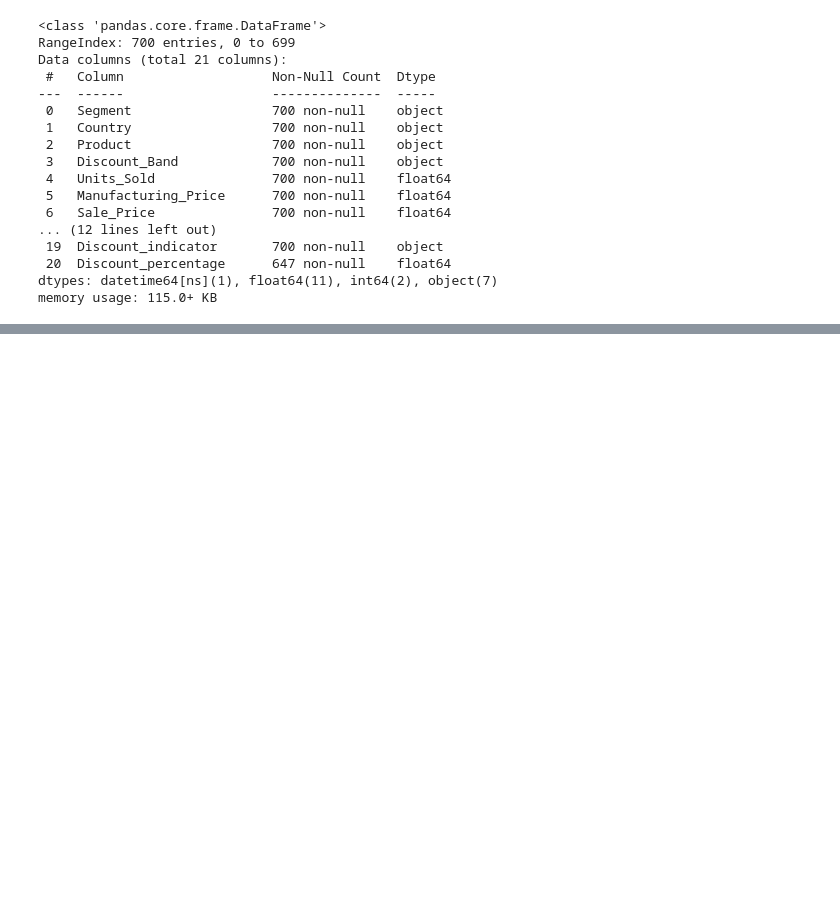
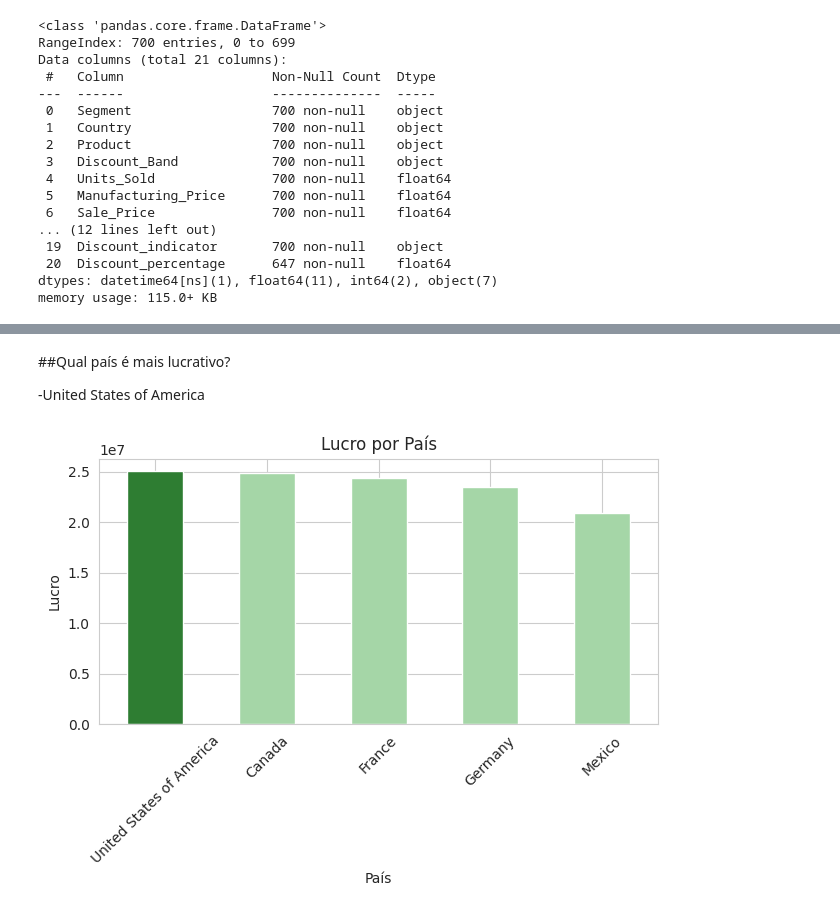
Before and after one commit to luanaketerlly/sales-data-analysis, a Jupyter notebook: Tratamento_dataset_vendas_ipynb.ipynb, the cells around one changed output, grey strips where cells are left out. Saved outputs shown, nothing was run; the diff lists cells and outputs as text; code cells hidden in the pictures; blank space fills up the shorter version.

```diff
--- a/Tratamento_dataset_vendas_ipynb.ipynb
+++ b/Tratamento_dataset_vendas_ipynb.ipynb
@@ -527,0 +589,32 @@ Dataset tratado salvo com sucesso no Google Drive.
+# %% [markdown]
+##Qual país é mais lucrativo?
+
+-United States of America
+# %%
+
+# Agrupando os lucros por país e ordenando
+lucro_pais = df.groupby('Country')['Profit'].sum().sort_values(ascending=False)
+
+# Cores em verde
+cores = ['#2e7d32' if i == 0 else '#a5d6a7' for i in range(len(vendas_por_pais))]
+
+# Criar gráfico de barras
+plt.figure()
+vendas_por_pais.plot(kind='bar', color=cores)
+
+# Títulos
+plt.title('Lucro por País')
+plt.xlabel('País')
+plt.ylabel('Lucro')
+
+# Ajuste visual
+plt.xticks(rotation=45)
+plt.tight_layout()
+
+# Rotacionar nomes dos países (se necessário)
+plt.xticks(rotation=45)
+
+# Exibir
+plt.show()
+# %% [output]
+[figure, added]
```
Also changed, not shown: parts of 23 cells of this notebook.
